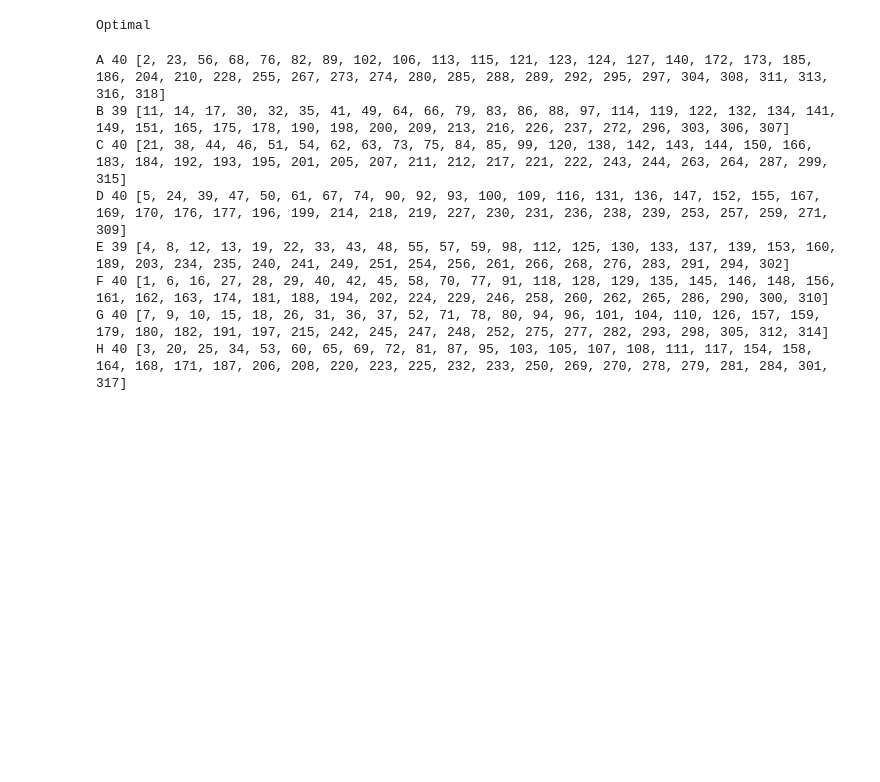
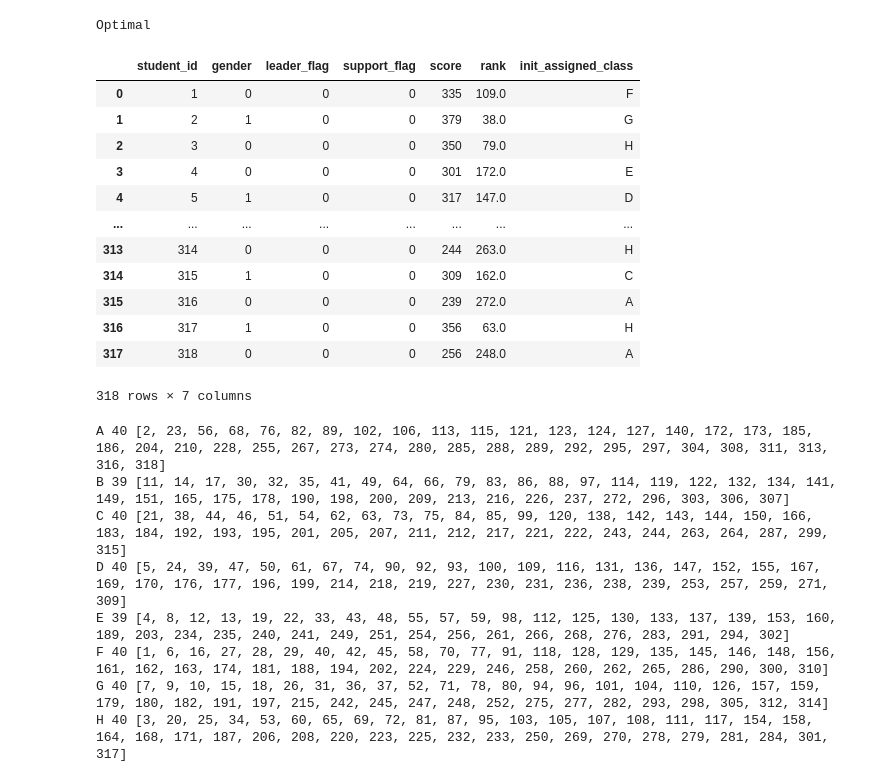
Before and after one commit to akmiccom/python_optimize, a Jupyter notebook: notebooks/chapter_03_practice_01.ipynb, the cells around one changed output. Cells and saved outputs as stored; diff of their text form; code cells hidden in the pictures; blank space fills up the shorter version.

```diff
--- a/notebooks/chapter_03_practice_01.ipynb
+++ b/notebooks/chapter_03_practice_01.ipynb
@@ -291,6 +309,22 @@ status = prob.solve()
 print(LpStatus[status])
 # %% [output]
 Optimal
+# %%
+students_df
+# %% [output]
+|  | student_id | gender | leader_flag | support_flag | score | rank | init_assigned_class |
+| 0 | 1 | 0 | 0 | 0 | 335 | 109.0 | F |
+| 1 | 2 | 1 | 0 | 0 | 379 | 38.0 | G |
+| 2 | 3 | 0 | 0 | 0 | 350 | 79.0 | H |
+| 3 | 4 | 0 | 0 | 0 | 301 | 172.0 | E |
+| 4 | 5 | 1 | 0 | 0 | 317 | 147.0 | D |
+| ... | ... | ... | ... | ... | ... | ... | ... |
+| 313 | 314 | 0 | 0 | 0 | 244 | 263.0 | H |
+| 314 | 315 | 1 | 0 | 0 | 309 | 162.0 | C |
+| 315 | 316 | 0 | 0 | 0 | 239 | 272.0 | A |
+| 316 | 317 | 1 | 0 | 0 | 356 | 63.0 | H |
+| 317 | 318 | 0 | 0 | 0 | 256 | 248.0 | A |
+318 rows × 7 columns
 # %%
 C2Ss = {}
 for c in C:
```
Also changed, not shown: parts of 1 cell of this notebook, 5 other files.
